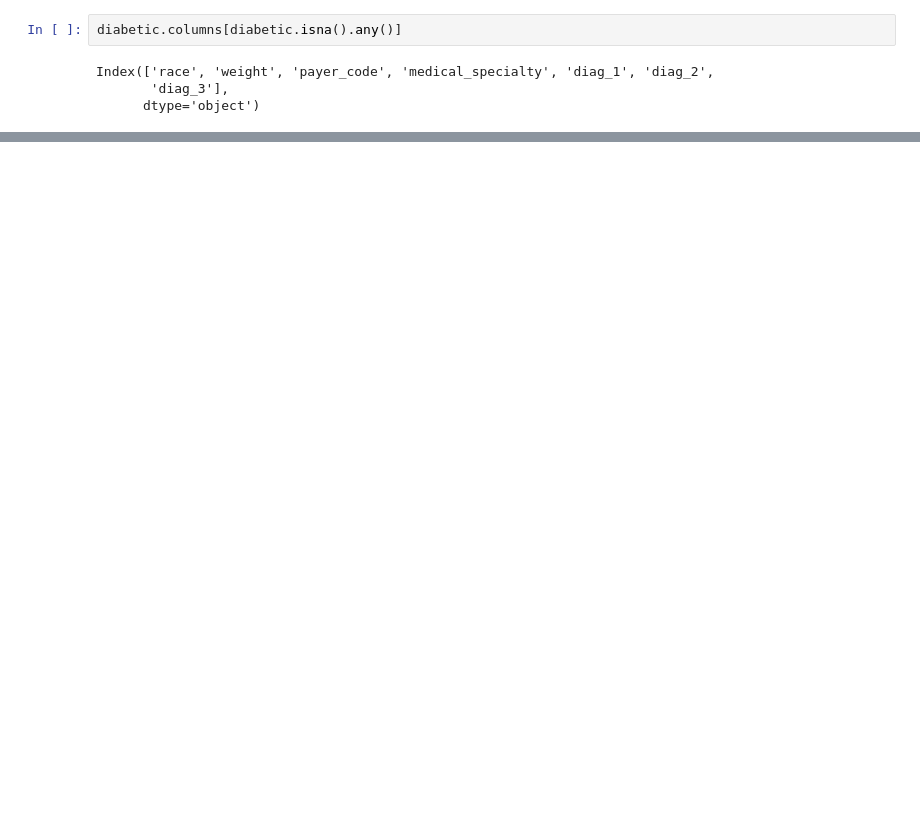
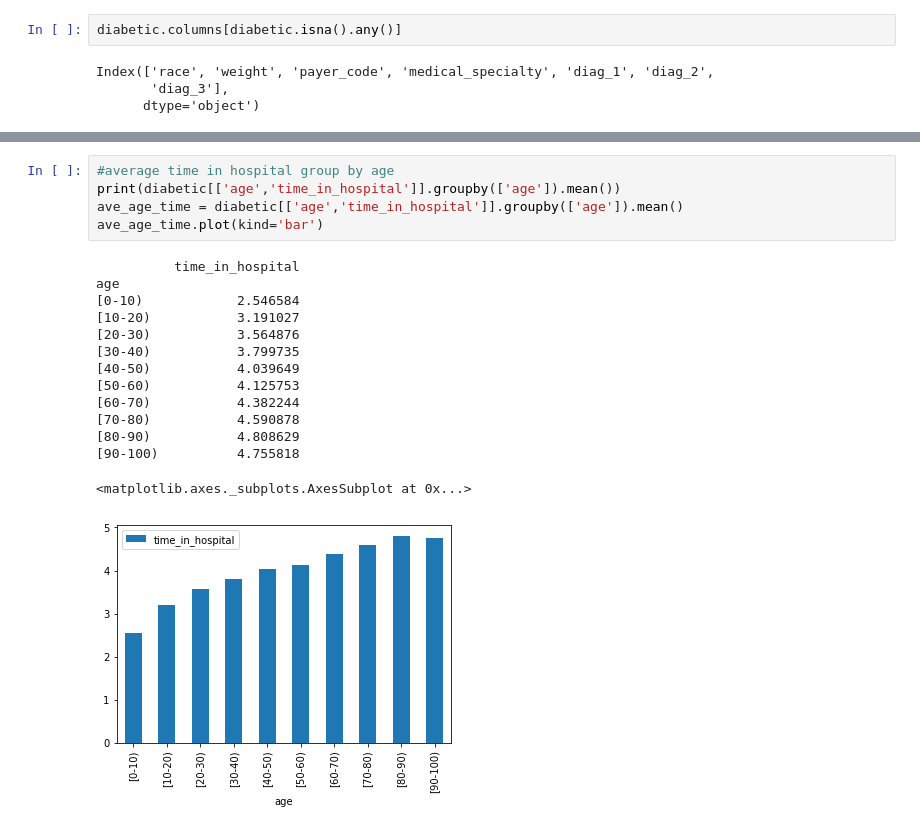
Before and after one commit to joonsooro/UnitedHealthcare, a Jupyter notebook: Rudin/Basic EDA.ipynb, the cells around one changed output, grey strips where cells are left out. Saved outputs shown, nothing was run; the diff lists cells and outputs as text; blank space fills up the shorter version.

```diff
--- a/Rudin/Basic EDA.ipynb
+++ b/Rudin/Basic EDA.ipynb
@@ -79,0 +197,20 @@ Index(['encounter_id', 'patient_nbr', 'race', 'gender', 'age', 'weight',
+# %%
+#average time in hospital group by age
+print(diabetic[['age','time_in_hospital']].groupby(['age']).mean())
+ave_age_time = diabetic[['age','time_in_hospital']].groupby(['age']).mean()
+ave_age_time.plot(kind='bar')
+# %% [output]
+          time_in_hospital
+age
+[0-10)            2.546584
+[10-20)           3.191027
+[20-30)           3.564876
+[30-40)           3.799735
+[40-50)           4.039649
+[50-60)           4.125753
+[60-70)           4.382244
+[70-80)           4.590878
+[80-90)           4.808629
+[90-100)          4.755818
+<matplotlib.axes._subplots.AxesSubplot at 0x...>
+[figure, added]
```
Also changed, not shown: parts of 73 cells of this notebook, 1 other file.
